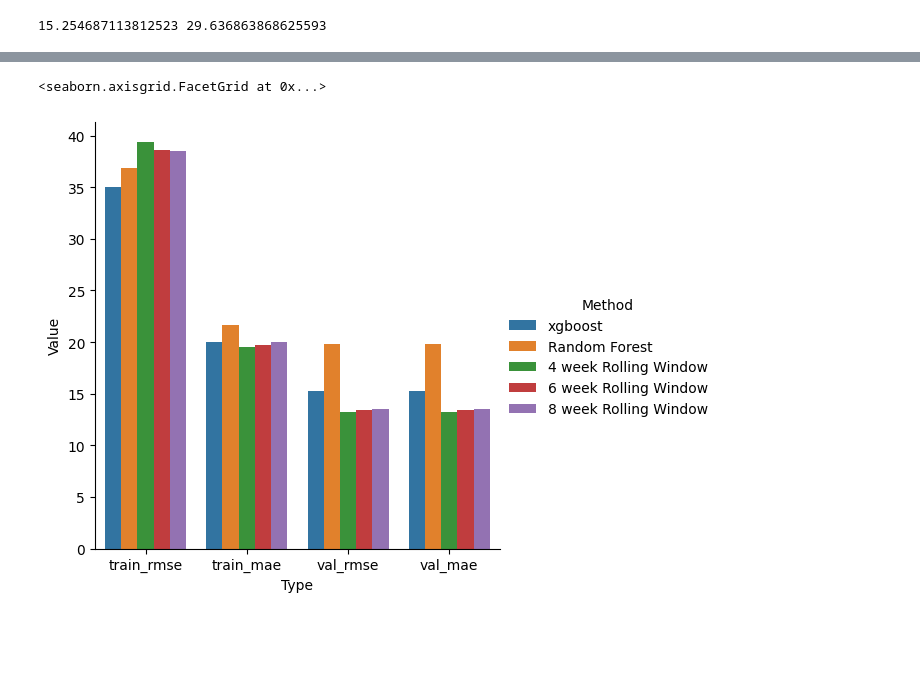
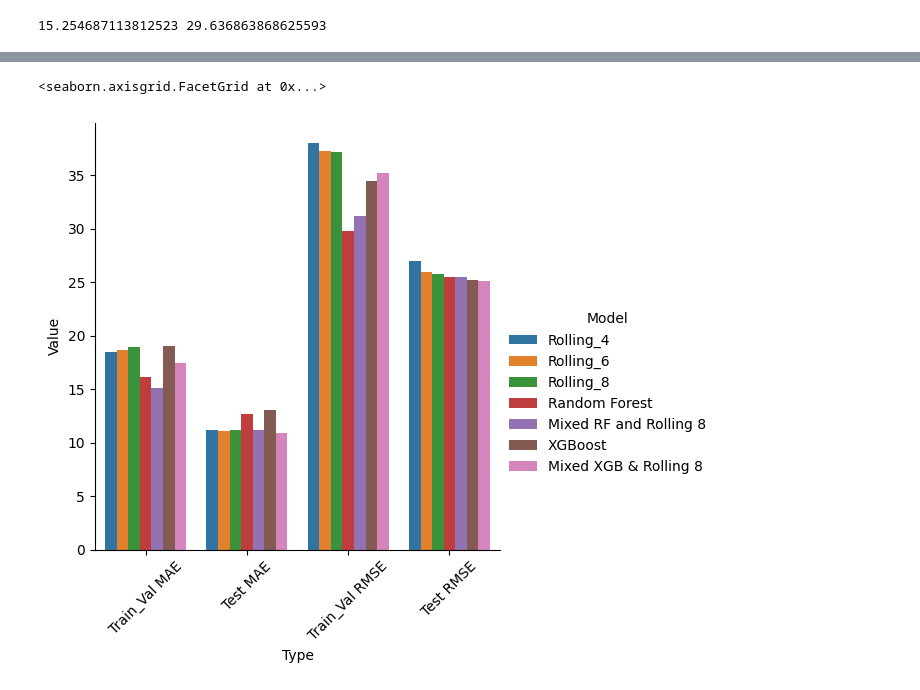
Before and after one commit to bowserd1/Iowa-Food-Coop, a Jupyter notebook: Modeling.ipynb, the cells around one changed output, grey strips where cells are left out. Saved outputs shown, nothing was run; the diff lists cells and outputs as text; code cells hidden in the pictures; blank space fills up the shorter version.

Commit message:
updated  models

```diff
--- a/Modeling.ipynb
+++ b/Modeling.ipynb
@@ -129,5 +304,6 @@ results_df = pd.DataFrame(results_2)
 # %%
-sns.catplot(data=results_df, x= 'Type', y = 'Value', kind = 'bar', hue ='Method' )
+plot = sns.catplot(data=test, x= 'Type', y = 'Value', kind = 'bar', hue ='Model' )
+plot.set_xticklabels(rotation=45)
 # %% [output]
 <seaborn.axisgrid.FacetGrid at 0x...>
-[figure, old version]
+[figure, new version]
```
Also changed, not shown: parts of 48 cells of this notebook, 2 other files.
